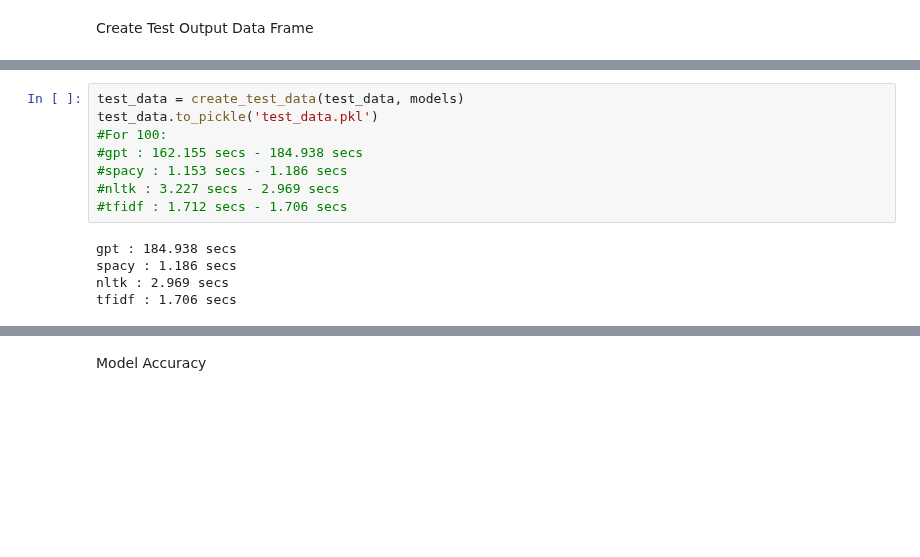
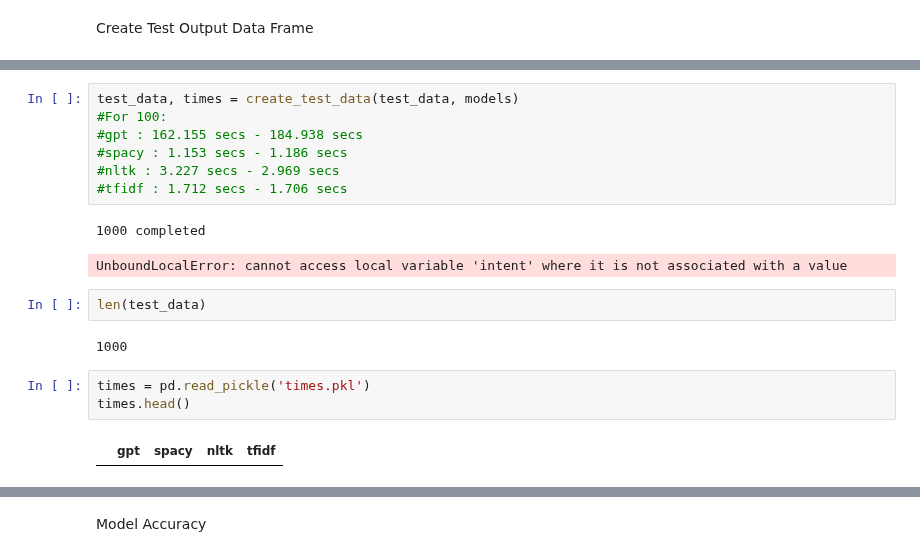
Before and after one commit to nblakkanesser/MADS_Capstone, a Jupyter notebook: 04_nps_evaluation/04_api_evaluation.ipynb, the cells around one changed output, grey strips where cells are left out. Drawn from its saved outputs; the diff is of its cells as text; blank space fills up the shorter version.

```diff
--- a/04_nps_evaluation/04_api_evaluation.ipynb
+++ b/04_nps_evaluation/04_api_evaluation.ipynb
@@ -148,15 +158,21 @@ def create_test_data (query_df, models):
 # %%
-test_data = create_test_data(test_data, models)
-test_data.to_pickle('test_data.pkl')
+test_data, times = create_test_data(test_data, models)
 #For 100:
 #gpt : 162.155 secs - 184.938 secs
 #spacy : 1.153 secs - 1.186 secs
 #nltk : 3.227 secs - 2.969 secs
 #tfidf : 1.712 secs - 1.706 secs
 # %% [output]
-gpt : 184.938 secs
-spacy : 1.186 secs
-nltk : 2.969 secs
-tfidf : 1.706 secs
+1000 completed
+UnboundLocalError: cannot access local variable 'intent' where it is not associated with a value
+# %%
+len(test_data)
+# %% [output]
+1000
+# %%
+times = pd.read_pickle('times.pkl')
+times.head()
+# %% [output]
+|  | gpt | spacy | nltk | tfidf |
 # %%
 test_data = pd.read_pickle('test_data.pkl')
```
Also changed, not shown: parts of 8 cells of this notebook, 8 other files.
